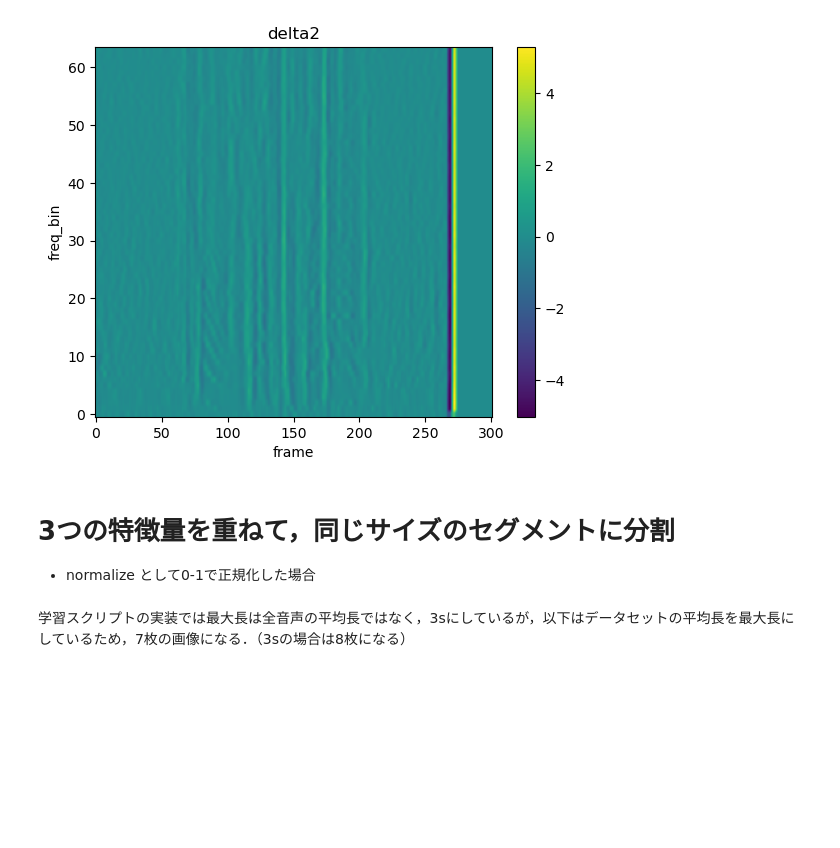
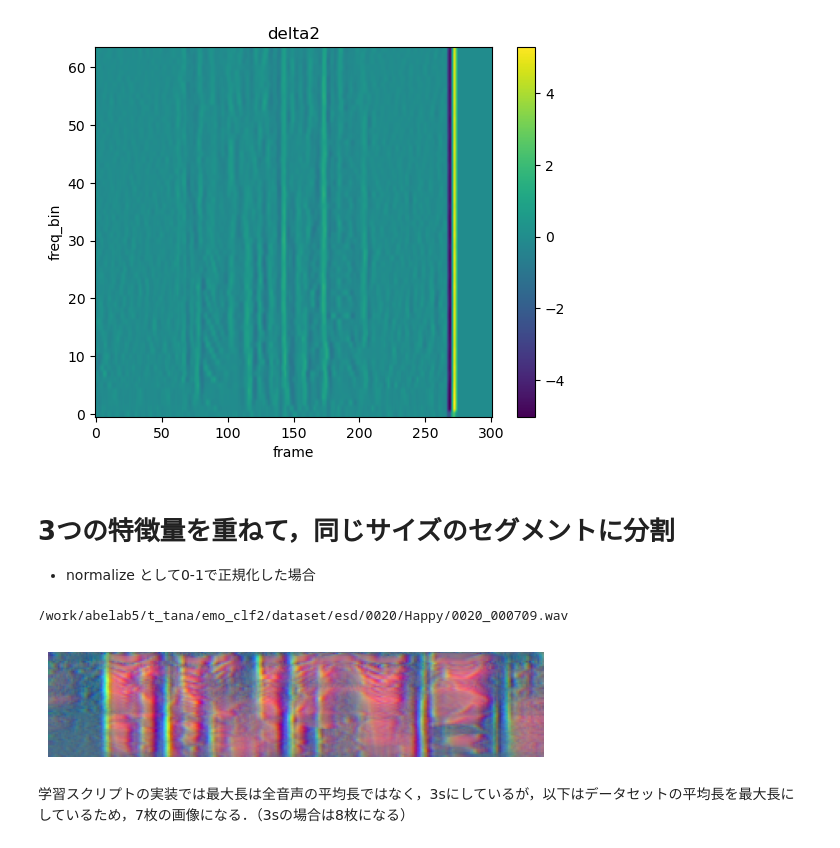
Before and after one commit to tkhrtnk/DCNN-LSTMWA, a Jupyter notebook: examples.ipynb, the cells around one changed output. Saved outputs shown, nothing was run; the diff lists cells and outputs as text; code cells hidden in the pictures; blank space fills up the shorter version.

```diff
--- a/examples.ipynb
+++ b/examples.ipynb
@@ -139,5 +140,15 @@ def show_segments(filename, normalizer=None, max_sec=3.0):
     imgShow(imgs)
     return segments
+# %%
+print(filename)
+melspec_3d = get_3dmelspec_from_file(filepath=filename, max_sec=3.0, pre_emph=True, fft_sec=25e-3, hop_sec=10e-3, window_sec=25e-3, n_mels=64)
+melspec_3d = normalize_image(melspec_3d)
+plt.imshow(melspec_3d.permute(1, 2, 0).numpy())
+plt.axis('off')
+plt.show()
+# %% [output]
+/work/abelab5/t_tana/emo_clf2/dataset/esd/0020/Happy/0020_000709.wav
+[figure, added]
 # %% [markdown]
 学習スクリプトの実装では最大長は全音声の平均長ではなく，3sにしているが，以下はデータセットの平均長を最大長にしているため，7枚の画像になる．（3sの場合は8枚になる）
 # %%
```
Also changed, not shown: parts of 10 cells of this notebook, 44 other files.
